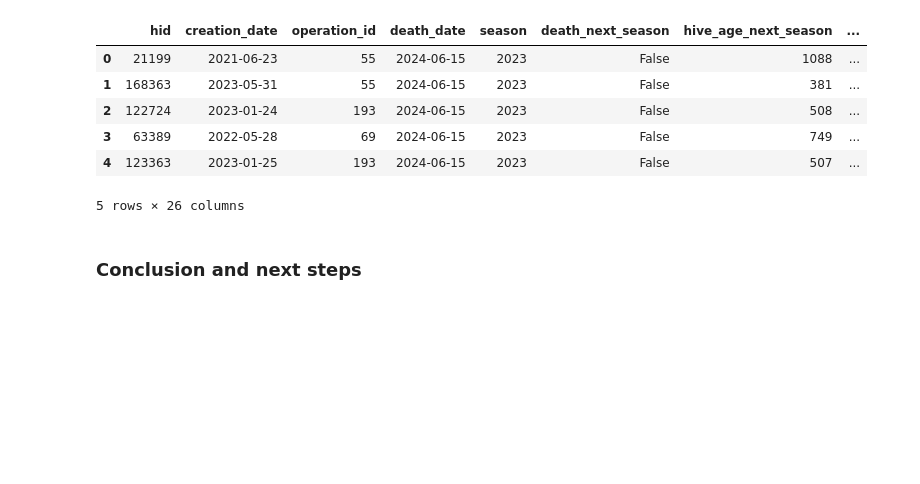
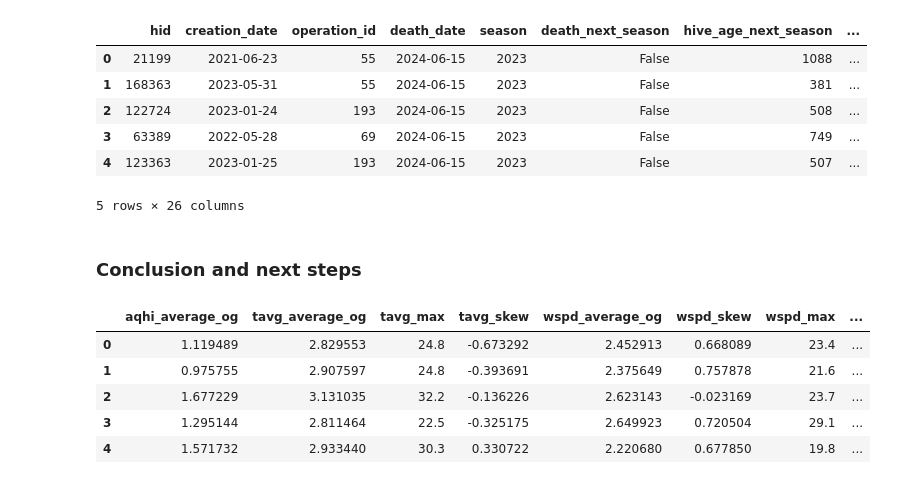
Before and after one commit to Nectar-Technologies/ledge-nectar, a Jupyter notebook: aqi/notebooks/Data analysis and visualization.ipynb, the cells around one changed output. Drawn from its saved outputs; the diff is of its cells as text; code cells hidden in the pictures; blank space fills up the shorter version.

```diff
--- a/aqi/notebooks/Data analysis and visualization.ipynb
+++ b/aqi/notebooks/Data analysis and visualization.ipynb
@@ -1917,5 +1917,28 @@ next_year.head()
 5 rows × 26 columns
 # %% [markdown]
 ### Conclusion and next steps
+# %%
+next_year['wspd_average_og'] = next_year['wspd_average']
+next_year['tavg_average_og'] = next_year['tavg_average']
+next_year['prcp_average_og'] = next_year['prcp_average']
+next_year['aqhi_average_og'] = next_year['aqhi_average']
+
+next_year['wspd_average'] = np.log(next_year['wspd_average']+10e-5)
+next_year['tavg_average'] = np.log(next_year['tavg_average']+10e-5)
+next_year['prcp_average'] = np.log(next_year['prcp_average']+10e-5)
+next_year['aqhi_average'] = np.log(next_year['aqhi_average']+10e-5)
 # %%
-X_next_year = next_year[features]
+gr_next_year = pd.get_dummies(next_year['region'])
+X_next_year = next_year.dropna(subset=['death_next_season','hive_age_next_season'],axis=0)
+X_next_year.fillna(0,inplace=True)
+X_next_year = X_next_year[features]
+X_next_year = pd.concat([X_next_year,gr_next_year[gr.columns]],axis=1)
+# %%
+X_next_year.head()
+# %% [output]
+|  | aqhi_average_og | tavg_average_og | tavg_max | tavg_skew | wspd_average_og | wspd_skew | wspd_max | ... |
+| 0 | 1.119489 | 2.829553 | 24.8 | -0.673292 | 2.452913 | 0.668089 | 23.4 | ... |
+| 1 | 0.975755 | 2.907597 | 24.8 | -0.393691 | 2.375649 | 0.757878 | 21.6 | ... |
+| 2 | 1.677229 | 3.131035 | 32.2 | -0.136226 | 2.623143 | -0.023169 | 23.7 | ... |
+| 3 | 1.295144 | 2.811464 | 22.5 | -0.325175 | 2.649923 | 0.720504 | 29.1 | ... |
+| 4 | 1.571732 | 2.933440 | 30.3 | 0.330722 | 2.220680 | 0.677850 | 19.8 | ... |
```
Also changed, not shown: parts of 8 cells of this notebook.
